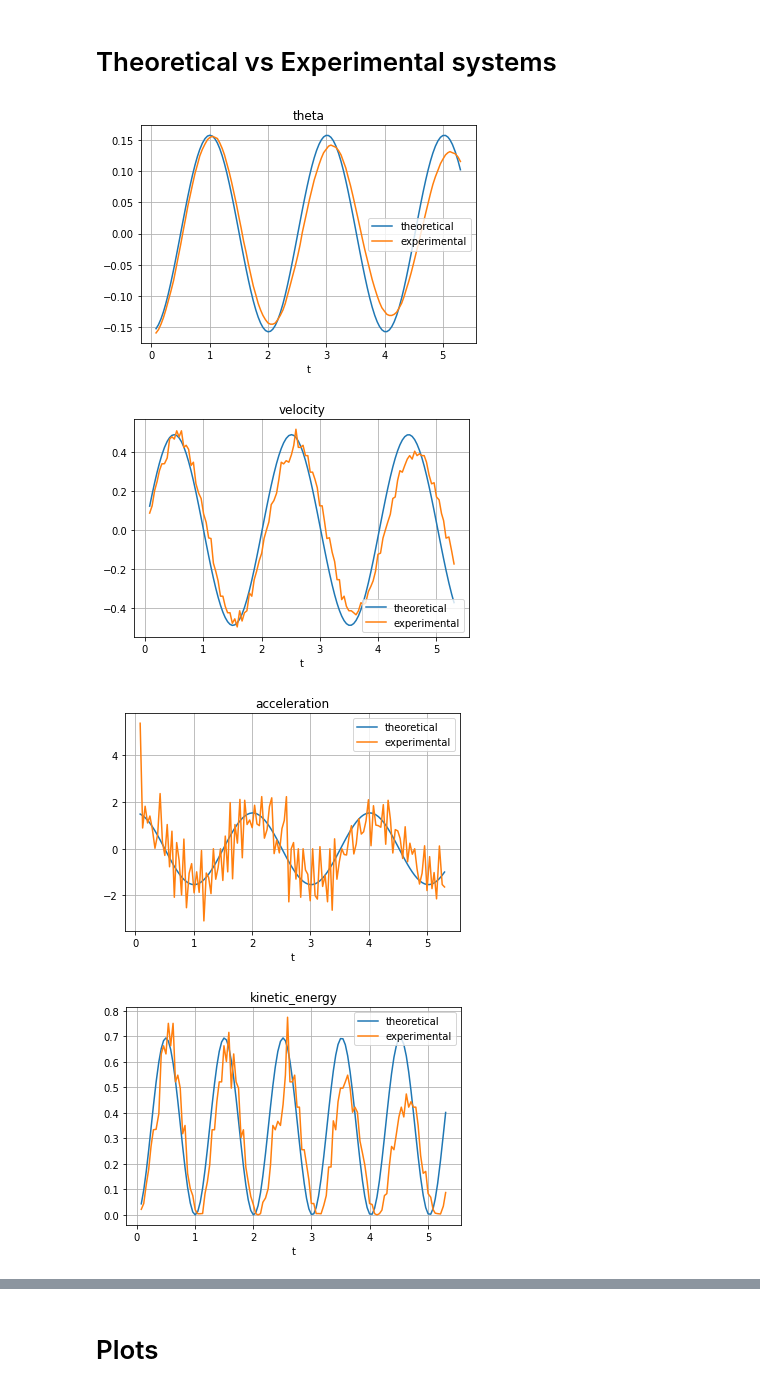
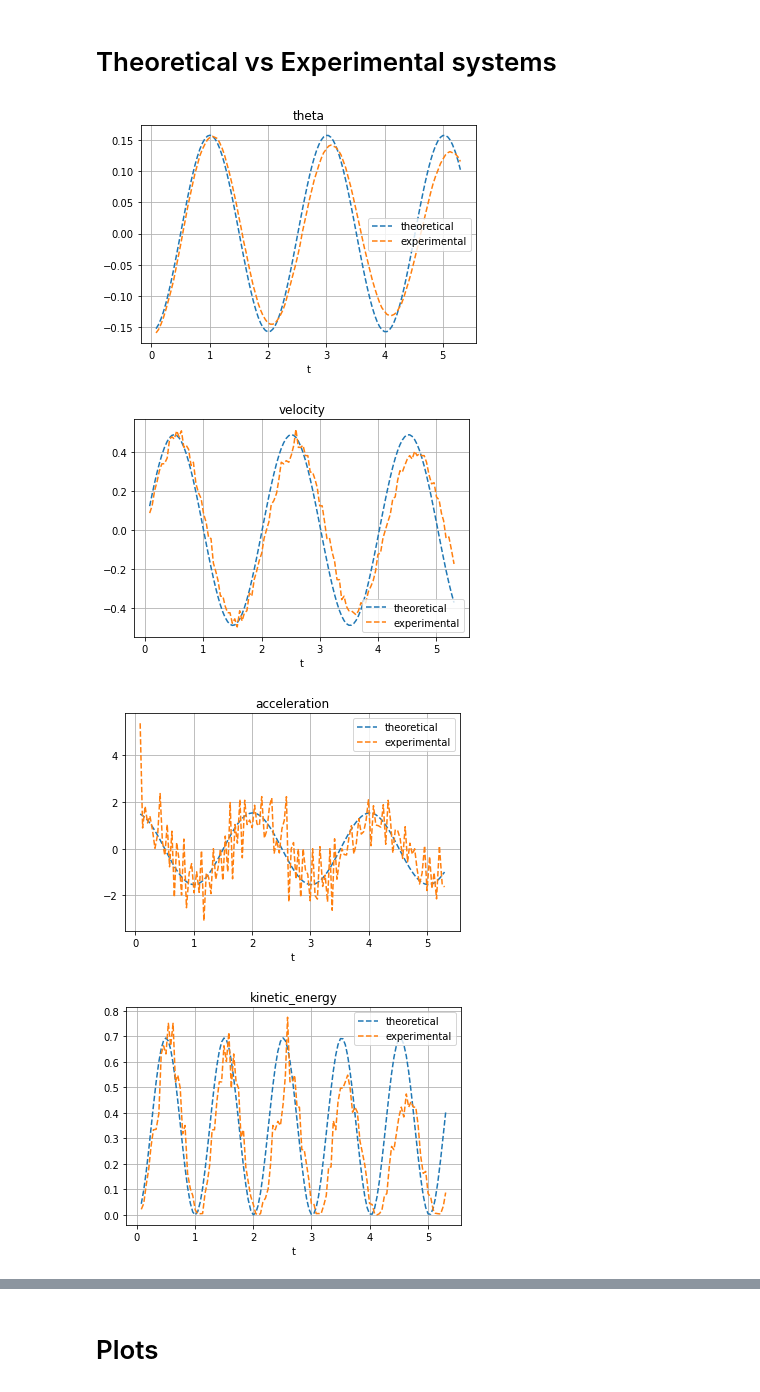
Before and after one commit to SebasGarcia08/simple-harmonic-motion, a Jupyter notebook: harmonic_movement.ipynb, the cells around one changed output, grey strips where cells are left out. Saved outputs shown, nothing was run; the diff lists cells and outputs as text; code cells hidden in the pictures.

```diff
--- a/harmonic_movement.ipynb
+++ b/harmonic_movement.ipynb
@@ -151,18 +165,18 @@ for var in variables:
 # %%
 fig, ax = plt.subplots()
 for col in tdf.columns:
 
     if col == 't':
         continue
 
-    tdf.set_index('t')[col].plot(label='theoretical', grid=True)
-    df.set_index('t')[col].plot(label='experimental', grid=True)
+    tdf.set_index('t')[col].plot(label='theoretical', grid=True, linestyle='--')
+    df.set_index('t')[col].plot(label='experimental', grid=True, linestyle='--')
     plt.legend()
     plt.title(col)
     plt.show()
     plt.savefig(f'figures/{col}.png')
 # %% [output]
 [figure]
 [figure]
-[figure, old version]
+[figure, new version]
-[figure, old version]
+[figure, new version]
```
Also changed, not shown: parts of 3 cells of this notebook, 4 other files.
